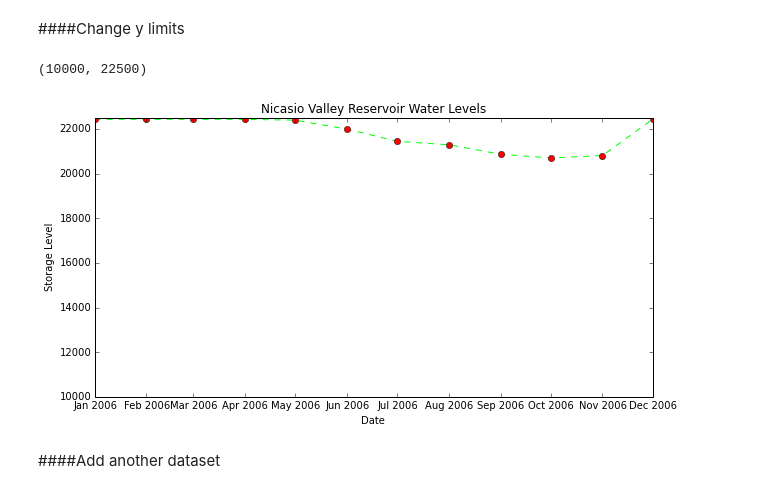
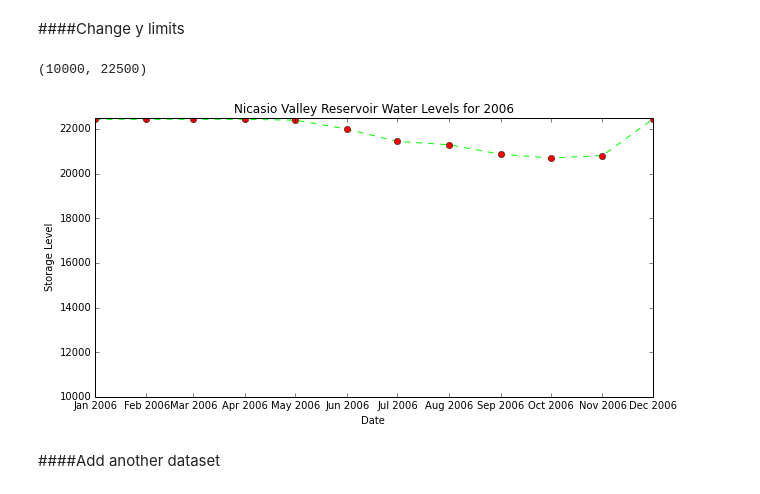
Before and after one commit to jiffyclub/2015-09-09-lbl-labtech, a Jupyter notebook: novice_numpy_matplotlib.ipynb, the cells around one changed output. Saved outputs shown, nothing was run; the diff lists cells and outputs as text; code cells hidden in the pictures.

```diff
--- a/novice_numpy_matplotlib.ipynb
+++ b/novice_numpy_matplotlib.ipynb
@@ -329,18 +341,18 @@ ax.set_title('Nicasio Valley Reservoir Water Levels')
 # %%
 fig = pyplot.figure(figsize = [10, 5])
 ax = fig.add_subplot(1,1,1)
 ax.plot(nicasio_2006_date_datetime, nicasio_2006_storage,
         marker = 'o',
         linestyle = '--',
         markerfacecolor = 'r',
         color = 'lime')
 ax.set_xlabel('Date')
 ax.set_ylabel('Storage Level')
-ax.set_title('Nicasio Valley Reservoir Water Levels')
+ax.set_title('Nicasio Valley Reservoir Water Levels for 2006')
 ax.set_ylim(10000, 22500)
 # %% [output]
 (10000, 22500)
-[figure, old version]
+[figure, new version]
 # %% [markdown]
 ####Add another dataset
 # %%
```
Also changed, not shown: parts of 40 cells of this notebook.
